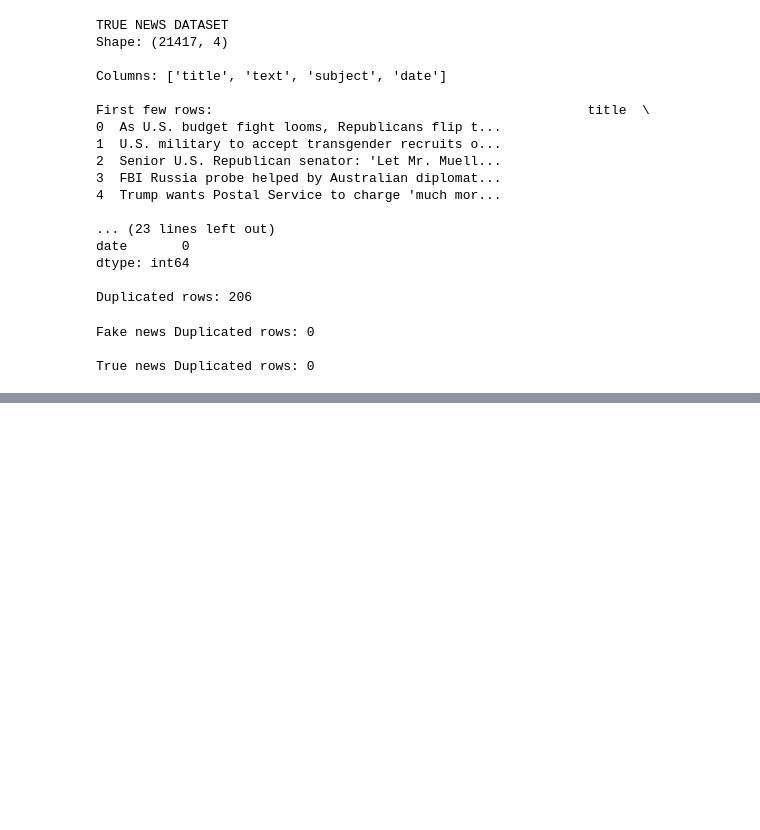
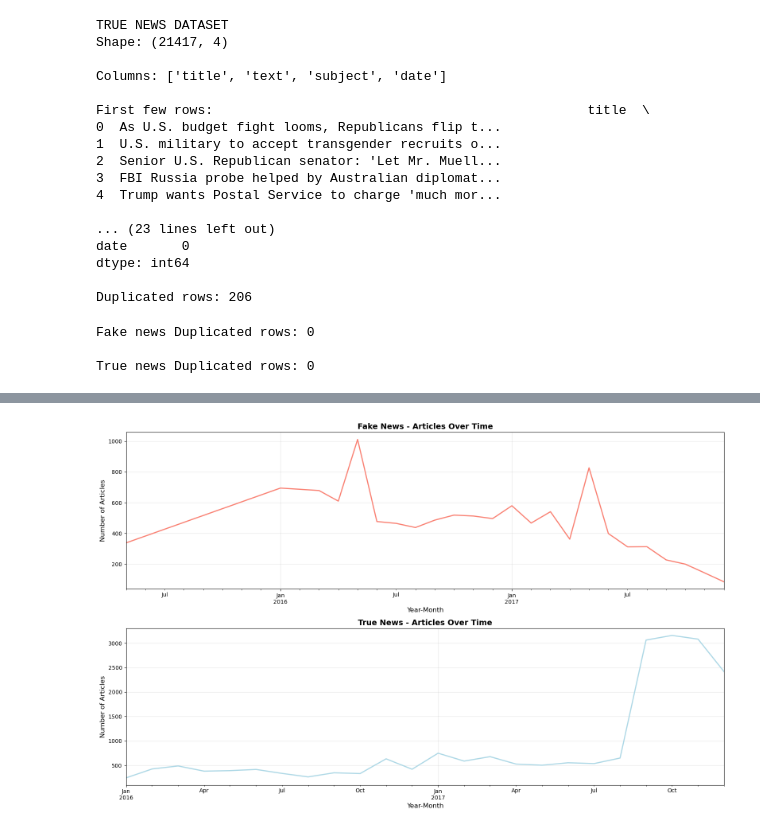
Before and after one commit to akwve/STA160_Group2_Project, a Jupyter notebook: news_analysis.ipynb, the cells around one changed output, grey strips where cells are left out. Drawn from its saved outputs; the diff is of its cells as text; code cells hidden in the pictures; blank space fills up the shorter version.

```diff
--- a/news_analysis.ipynb
+++ b/news_analysis.ipynb
@@ -75,0 +100,23 @@ True news Duplicated rows: 0
+# %%
+# EDA cont.
+# Analyze date occurrences over time
+fig, axes = plt.subplots(2, 1, figsize=(16, 10))
+
+# Fake news over time
+Fake_df['year_month'].value_counts().sort_index().plot(ax=axes[0], color='salmon', linewidth=2)
+axes[0].set_title('Fake News - Articles Over Time', fontsize=14, fontweight='bold')
+axes[0].set_xlabel('Year-Month', fontsize=12)
+axes[0].set_ylabel('Number of Articles', fontsize=12)
+axes[0].grid(True, alpha=0.3)
+
+# True news over time
+True_df['year_month'].value_counts().sort_index().plot(ax=axes[1], color='lightblue', linewidth=2)
+axes[1].set_title('True News - Articles Over Time', fontsize=14, fontweight='bold')
+axes[1].set_xlabel('Year-Month', fontsize=12)
+axes[1].set_ylabel('Number of Articles', fontsize=12)
+axes[1].grid(True, alpha=0.3)
+
+plt.tight_layout()
+plt.show()
+# %% [output]
+[figure, added]
```
Also changed, not shown: parts of 2 cells of this notebook.
